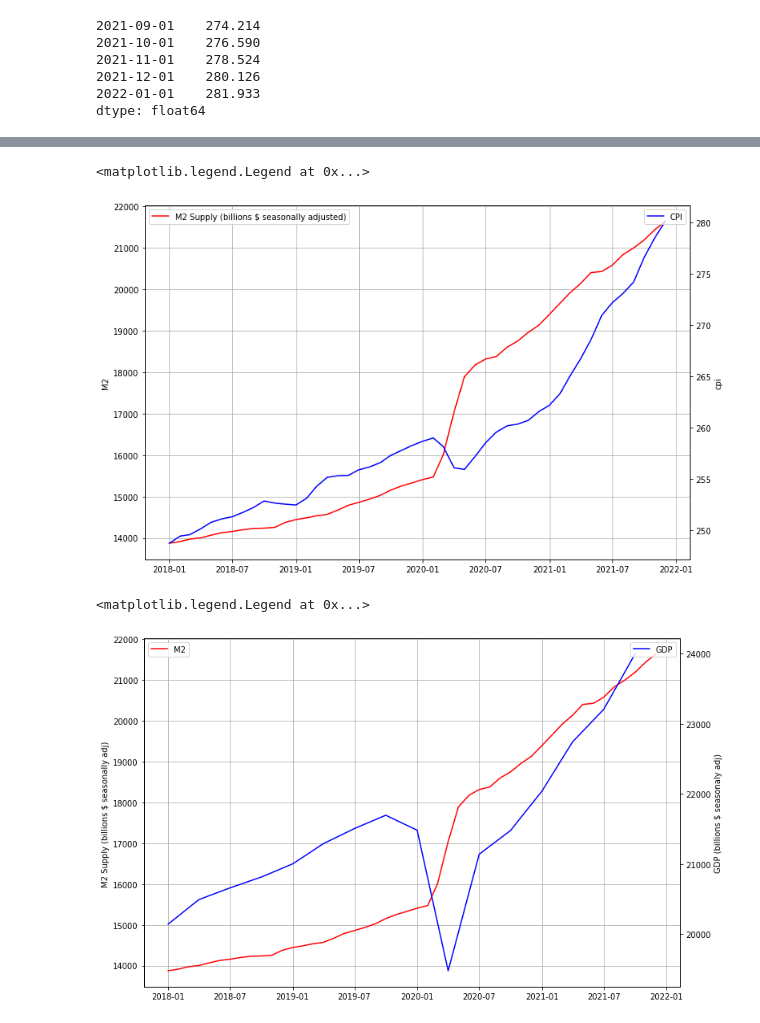
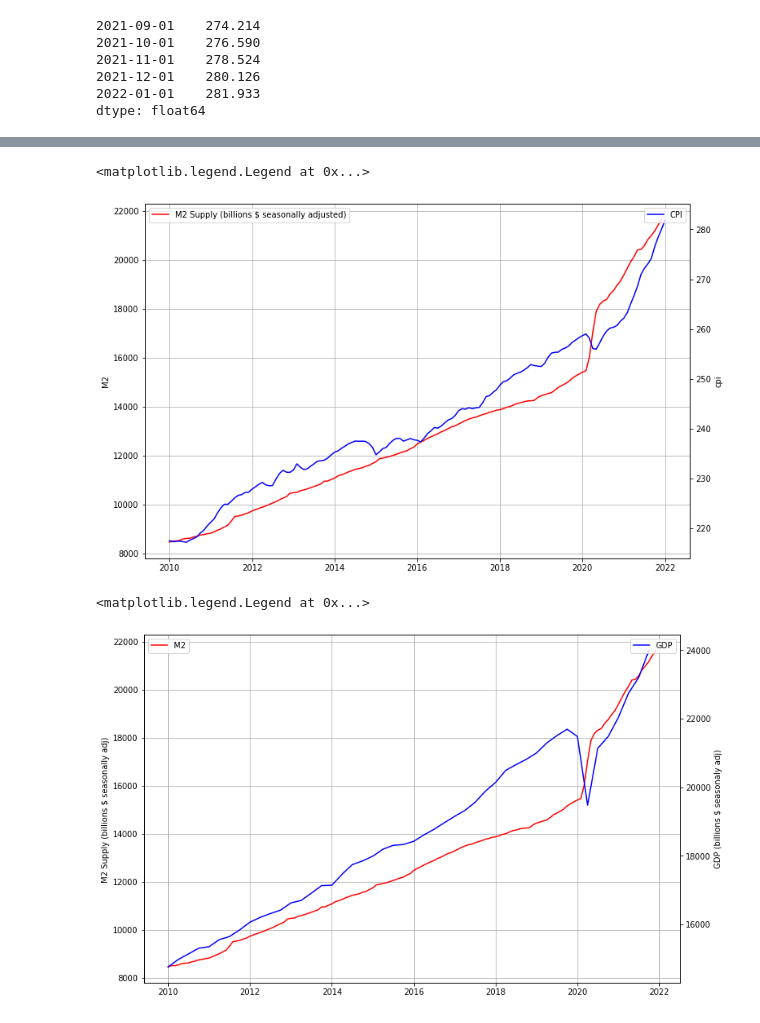
Before and after one commit to dbogatic/economic-indicators, a Jupyter notebook: m2_supply.ipynb, the cells around one changed output, grey strips where cells are left out. Drawn from its saved outputs; the diff is of its cells as text; code cells hidden in the pictures.

```diff
--- a/m2_supply.ipynb
+++ b/m2_supply.ipynb
@@ -51,6 +58,6 @@ cpi.tail()
 dtype: float64
 # %%
 # Pull US GDP data
-gdp = fred.get_series('GDP', observation_start='1990-01-01')
-cpi.tail()
+gdp = fred.get_series('GDP', observation_start='2010-01-01')
+gdp.tail()
 # %% [output]
@@ -78,29 +85,29 @@ ax2.legend(loc='upper right')
 # %%
 # Plot M2 Supply vs CPI
 fig, ax = plt.subplots(figsize=(12,8))
-plt.plot(m2_supply['2018':'2021'], label ='M2 Supply (billions $ seasonally adjusted)', color='r')
+plt.plot(m2_supply, label ='M2 Supply (billions $ seasonally adjusted)', color='r')
 ax.set_ylabel('M2')
 plt.grid()
 ax.legend(loc='upper left')
 
 ax2 = ax.twinx()
-plt.plot(cpi['2018':'2021'], label ='CPI', color='b')
+plt.plot(cpi, label ='CPI', color='b')
 ax2.set_ylabel('cpi')
 ax2.legend(loc='upper right')
 # %% [output]
 <matplotlib.legend.Legend at 0x...>
-[figure, old version]
+[figure, new version]
 # %%
 fig, ax = plt.subplots(figsize=(12,8))
-plt.plot(m2_supply['2018':'2021'], label ='M2', color='r')
+plt.plot(m2_supply, label ='M2', color='r')
 ax.set_ylabel('M2 Supply (billions $ seasonally adj) ')
 plt.grid()
 ax.legend(loc='upper left')
 
 ax2 = ax.twinx()
-plt.plot(gdp['2018':'2021'], label ='GDP', color='b')
+plt.plot(gdp, label ='GDP', color='b')
 ax2.set_ylabel('GDP (billions $ seasonaly adj)')
 ax2.legend(loc='upper right')
 # %% [output]
 <matplotlib.legend.Legend at 0x...>
-[figure, old version]
+[figure, new version]
```
Also changed, not shown: parts of 6 cells of this notebook, 4 other files.
